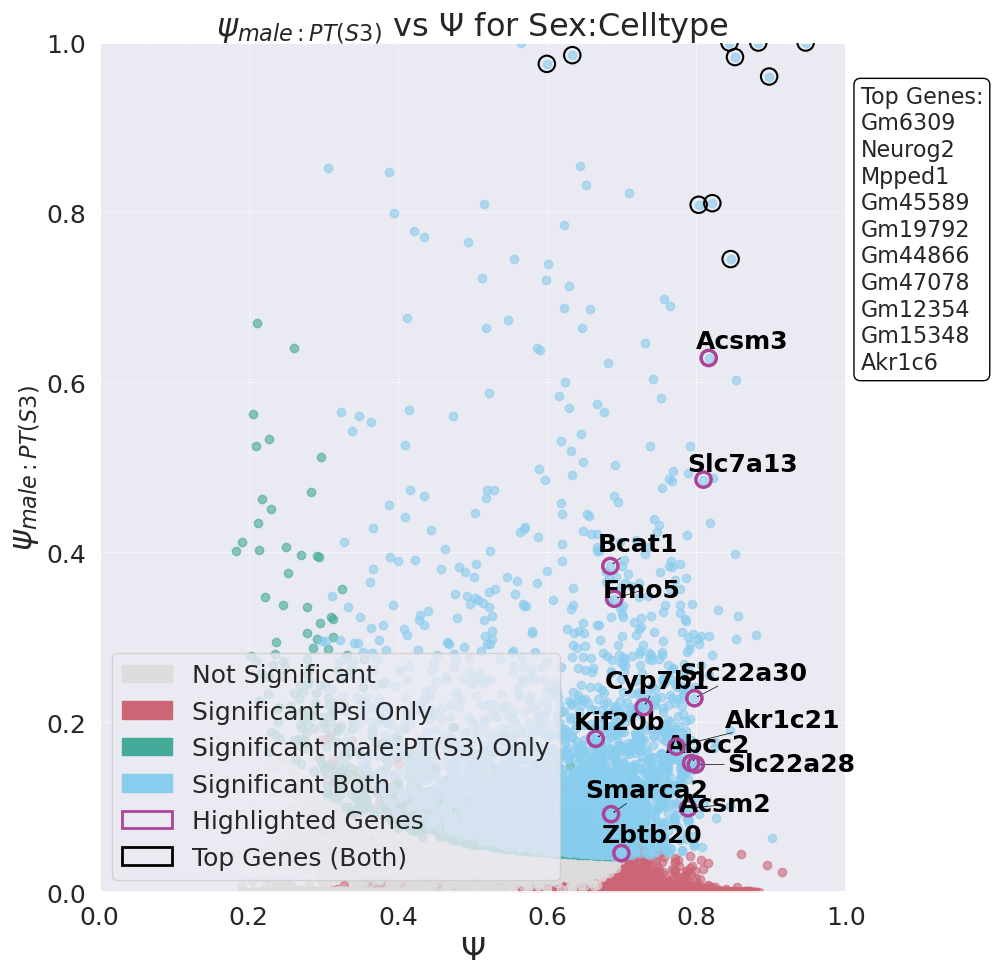
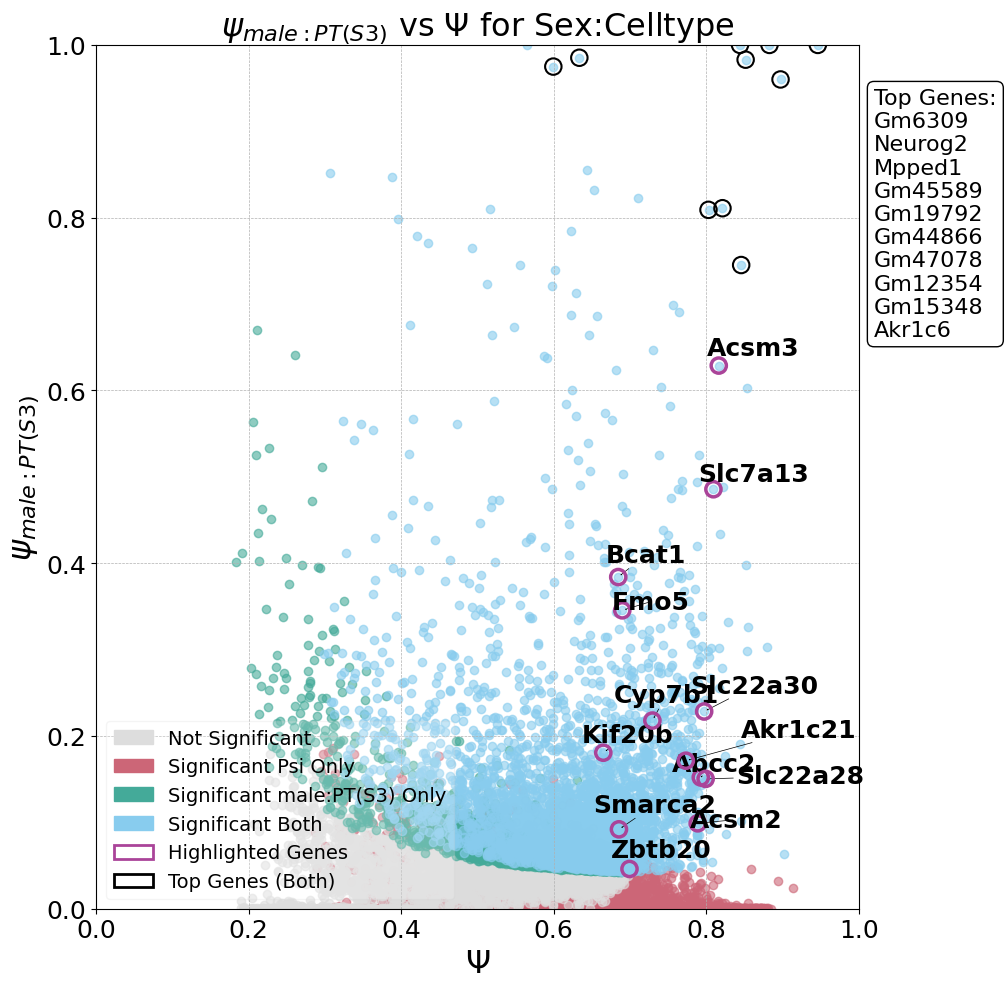
The change to this notebook cell's code, shown as a diff; its figure went from the first image to the second:
--- before
+++ after
@@ -1,2 +1,3 @@
+plt.style.use('default') 
 pvals_path = os.path.join(supplement_file_path, 
                           'Developmental_kidney/psi_block_Sex:celltype_male:PT(S3).csv')

Commit: envt yaml